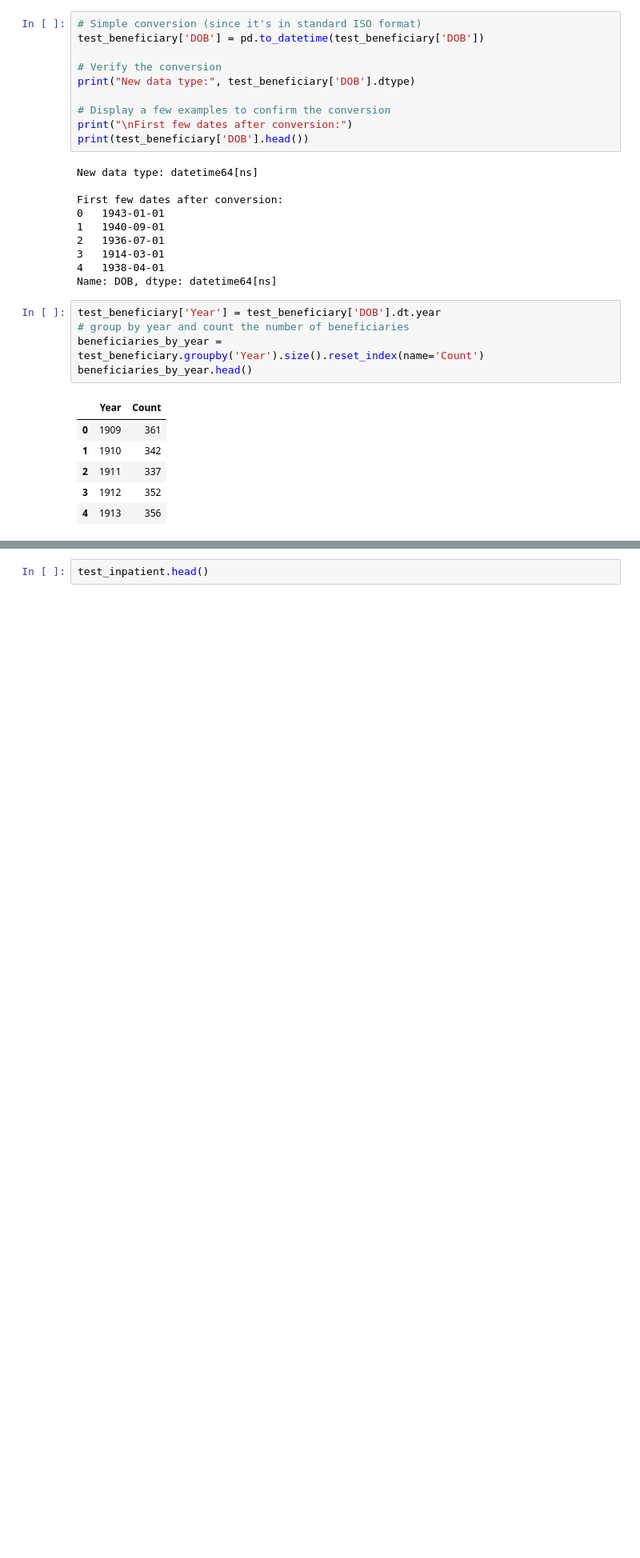
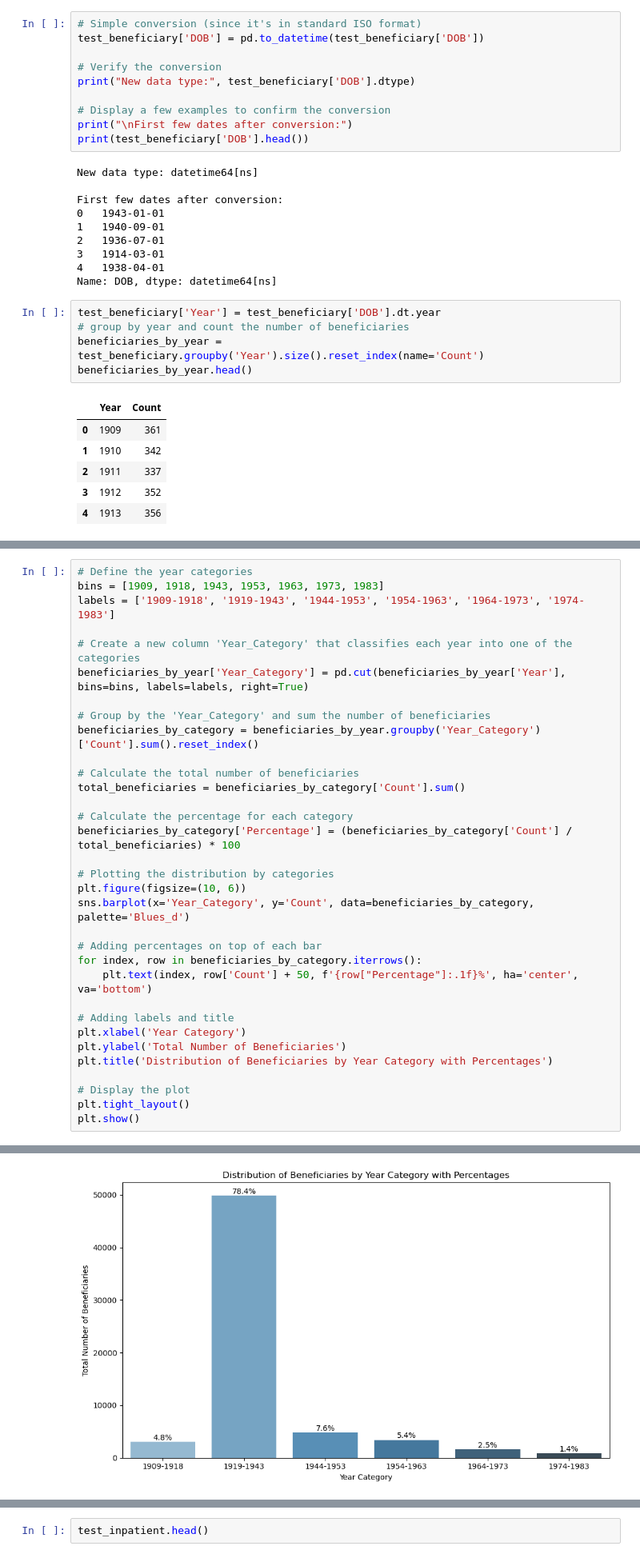
Before and after one commit to CesarChaparro1974/Healthcare-provider-fraud-detection, a Jupyter notebook: notebook.ipynb, the cells around one changed output, grey strips where cells are left out. Shown at 80% size. Cells and saved outputs as stored; diff of their text form; blank space fills up the shorter version.

```diff
--- a/notebook.ipynb
+++ b/notebook.ipynb
@@ -201,0 +207,34 @@ plt.show()
+# %%
+# Define the year categories
+bins = [1909, 1918, 1943, 1953, 1963, 1973, 1983]
+labels = ['1909-1918', '1919-1943', '1944-1953', '1954-1963', '1964-1973', '1974-1983']
+
+# Create a new column 'Year_Category' that classifies each year into one of the categories
+beneficiaries_by_year['Year_Category'] = pd.cut(beneficiaries_by_year['Year'], bins=bins, labels=labels, right=True)
+
+# Group by the 'Year_Category' and sum the number of beneficiaries
+beneficiaries_by_category = beneficiaries_by_year.groupby('Year_Category')['Count'].sum().reset_index()
+
+# Calculate the total number of beneficiaries
+total_beneficiaries = beneficiaries_by_category['Count'].sum()
+
+# Calculate the percentage for each category
+beneficiaries_by_category['Percentage'] = (beneficiaries_by_category['Count'] / total_beneficiaries) * 100
+
+# Plotting the distribution by categories
+plt.figure(figsize=(10, 6))
+sns.barplot(x='Year_Category', y='Count', data=beneficiaries_by_category, palette='Blues_d')
+
+# Adding percentages on top of each bar
+for index, row in beneficiaries_by_category.iterrows():
+    plt.text(index, row['Count'] + 50, f'{row["Percentage"]:.1f}%', ha='center', va='bottom')
+
+# Adding labels and title
+plt.xlabel('Year Category')
+plt.ylabel('Total Number of Beneficiaries')
+plt.title('Distribution of Beneficiaries by Year Category with Percentages')
+
+# Display the plot
+plt.tight_layout()
+plt.show()
+# %% [output]
@@ -201,0 +244 @@ plt.show()
+[figure, added]
```
Also changed, not shown: parts of 13 cells of this notebook, 1 other file.
